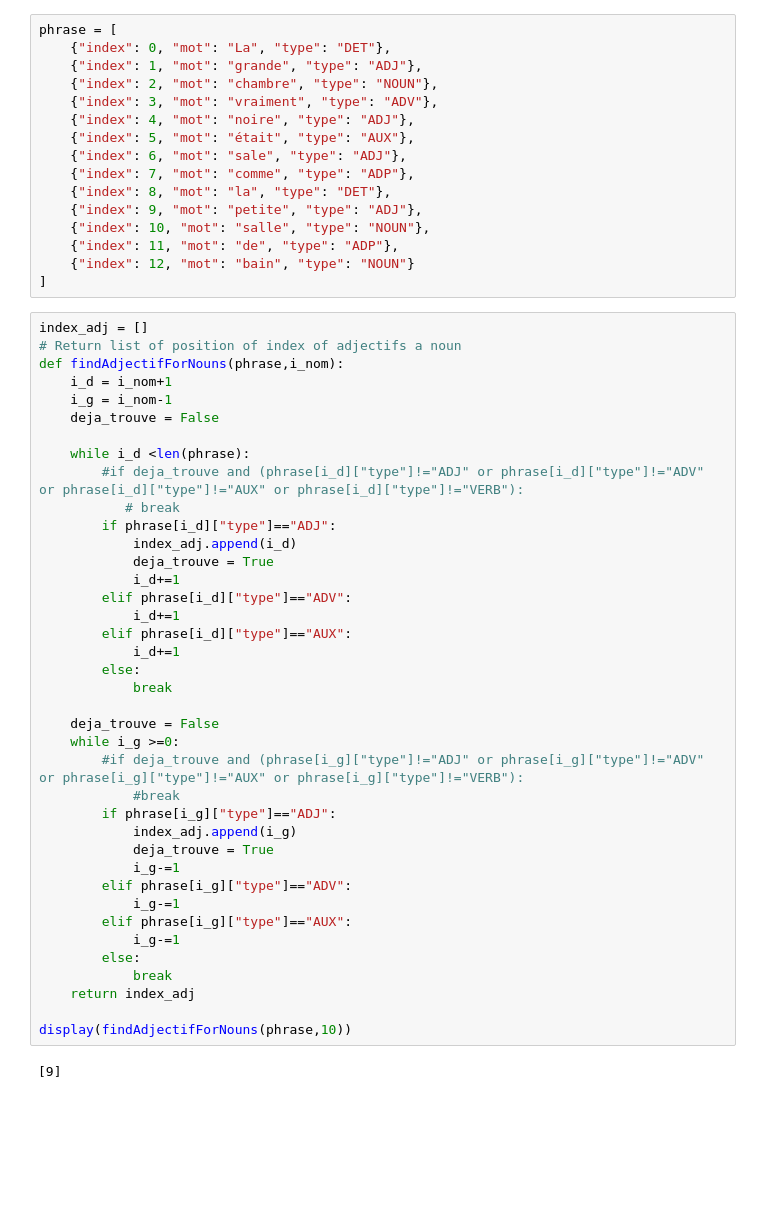
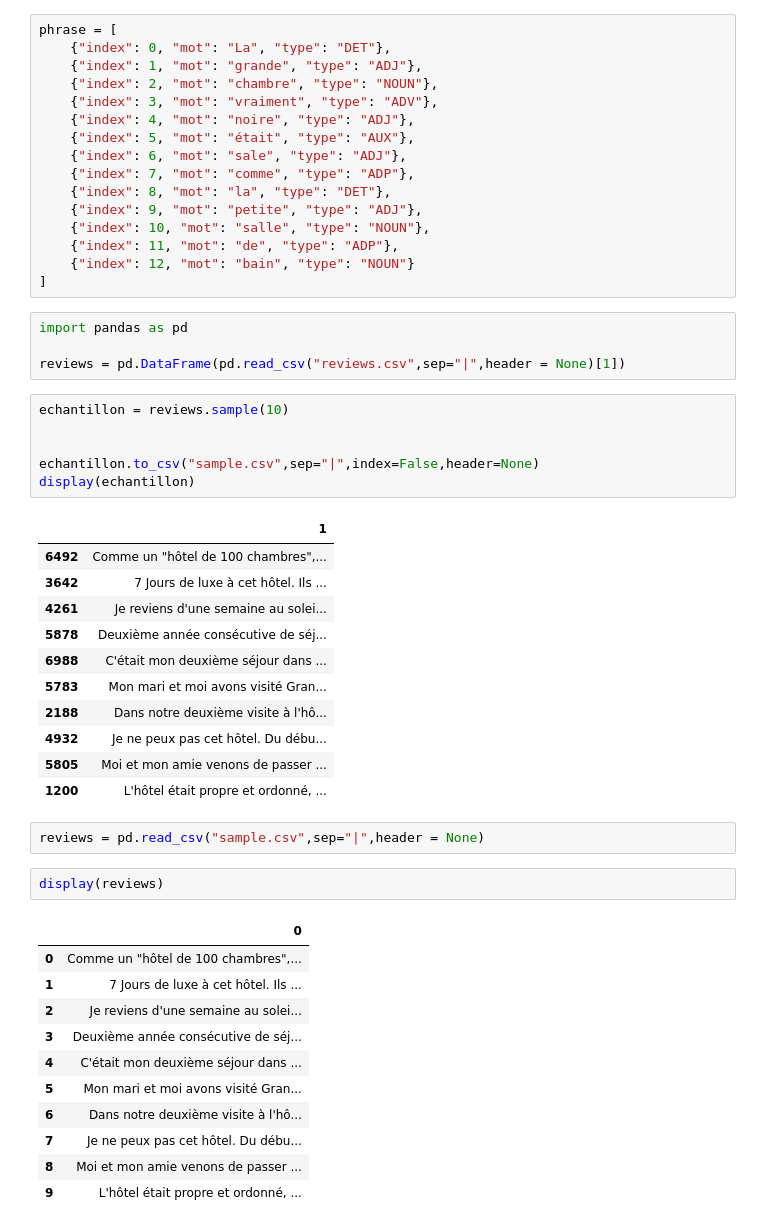
Before and after one commit to BastienCarbonnier/WebService_TALN, a Jupyter notebook: python/notebooks/Notebook_Tests.ipynb, the cells around one changed output. Saved outputs shown, nothing was run; the diff lists cells and outputs as text; blank space fills up the shorter version.

```diff
--- a/python/notebooks/Notebook_Tests.ipynb
+++ b/python/notebooks/Notebook_Tests.ipynb
@@ -55,44 +55,41 @@ phrase = [
     {"index": 11, "mot": "de", "type": "ADP"},
     {"index": 12, "mot": "bain", "type": "NOUN"}
 ]
-# %%
-index_adj = []
-# Return list of position of index of adjectifs a noun
-def findAdjectifForNouns(phrase,i_nom):
-    i_d = i_nom+1
-    i_g = i_nom-1
-    deja_trouve = False
-
-    while i_d <len(phrase):
-        #if deja_trouve and (phrase[i_d]["type"]!="ADJ" or phrase[i_d]["type"]!="ADV" or phrase[i_d]["type"]!="AUX" or phrase[i_d]["type"]!="VERB"):
-           # break
-        if phrase[i_d]["type"]=="ADJ":
-            index_adj.append(i_d)
-            deja_trouve = True
-            i_d+=1
-        elif phrase[i_d]["type"]=="ADV":
-            i_d+=1
-        elif phrase[i_d]["type"]=="AUX":
-            i_d+=1
-        else:
-            break
-
-    deja_trouve = False
-    while i_g >=0:
-        #if deja_trouve and (phrase[i_g]["type"]!="ADJ" or phrase[i_g]["type"]!="ADV" or phrase[i_g]["type"]!="AUX" or phrase[i_g]["type"]!="VERB"):
-            #break
-        if phrase[i_g]["type"]=="ADJ":
-            index_adj.append(i_g)
-            deja_trouve = True
-            i_g-=1
-        elif phrase[i_g]["type"]=="ADV":
-            i_g-=1
-        elif phrase[i_g]["type"]=="AUX":
-            i_g-=1
-        else:
-            break
-    return index_adj
-
-display(findAdjectifForNouns(phrase,10))
-# %% [output]
-[9]
+# %%
+import pandas as pd
+
+reviews = pd.DataFrame(pd.read_csv("reviews.csv",sep="|",header = None)[1])
+# %%
+echantillon = reviews.sample(10)
+
+
+echantillon.to_csv("sample.csv",sep="|",index=False,header=None)
+display(echantillon)
+# %% [output]
+|  | 1 |
+| 6492 | Comme un "hôtel de 100 chambres",... |
+| 3642 | 7 Jours de luxe à cet hôtel. Ils ... |
+| 4261 | Je reviens d'une semaine au solei... |
+| 5878 | Deuxième année consécutive de séj... |
+| 6988 | C'était mon deuxième séjour dans ... |
+| 5783 | Mon mari et moi avons visité Gran... |
+| 2188 | Dans notre deuxième visite à l'hô... |
+| 4932 | Je ne peux pas cet hôtel. Du débu... |
+| 5805 | Moi et mon amie venons de passer ... |
+| 1200 | L'hôtel était propre et ordonné, ... |
+# %%
+reviews = pd.read_csv("sample.csv",sep="|",header = None)
+# %%
+display(reviews)
+# %% [output]
+|  | 0 |
+| 0 | Comme un "hôtel de 100 chambres",... |
+| 1 | 7 Jours de luxe à cet hôtel. Ils ... |
+| 2 | Je reviens d'une semaine au solei... |
+| 3 | Deuxième année consécutive de séj... |
+| 4 | C'était mon deuxième séjour dans ... |
+| 5 | Mon mari et moi avons visité Gran... |
+| 6 | Dans notre deuxième visite à l'hô... |
+| 7 | Je ne peux pas cet hôtel. Du débu... |
+| 8 | Moi et mon amie venons de passer ... |
+| 9 | L'hôtel était propre et ordonné, ... |
```
Also changed, not shown: parts of 21 cells of this notebook, 7 other files.
